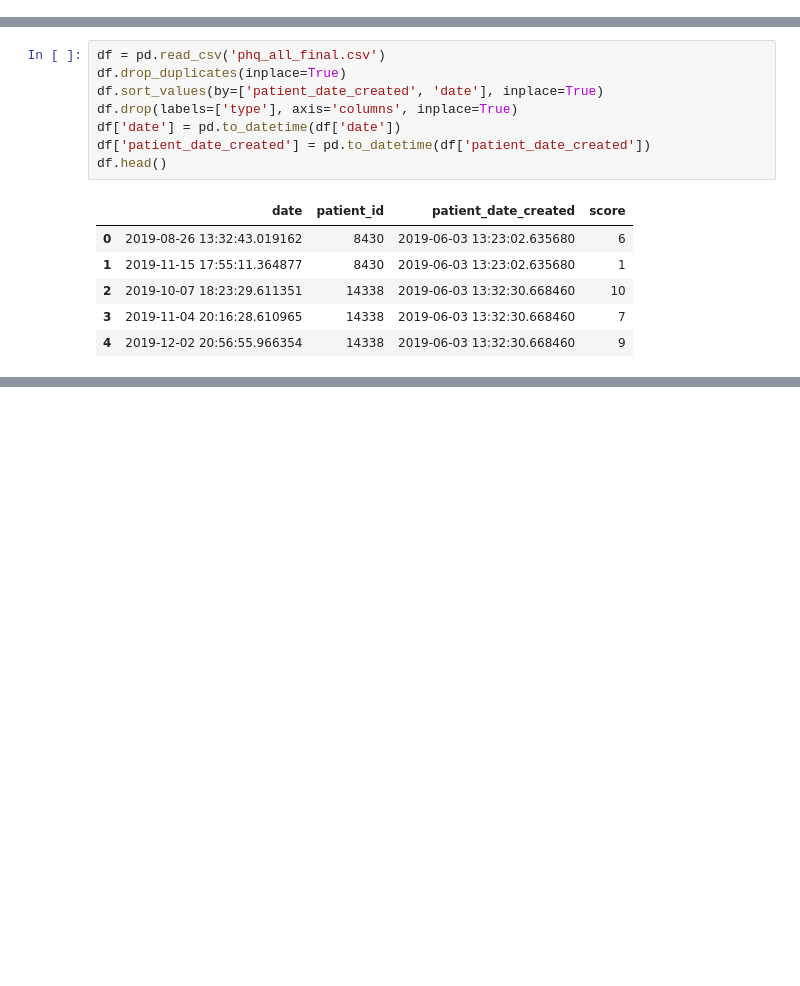
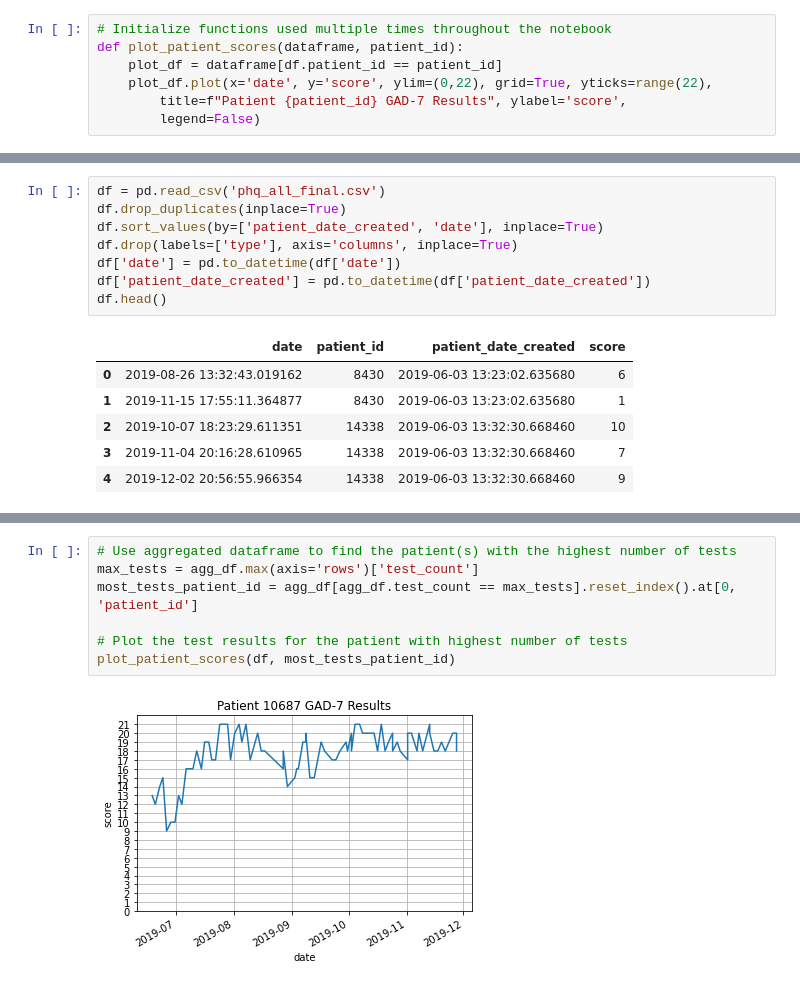
Before and after one commit to msprijatelj/NF-Take-Home, a Jupyter notebook: Part_1/problem_1_notebook.ipynb, the cells around one changed output, grey strips where cells are left out. Drawn from its saved outputs; the diff is of its cells as text; blank space fills up the shorter version.

Commit message:
add plain text explanations to Notebook, basic plotting

```diff
--- a/Part_1/problem_1_notebook.ipynb
+++ b/Part_1/problem_1_notebook.ipynb
@@ -4 +3,8 @@ import matplotlib as plt
 import pandas as pd
+# %%
+# Initialize functions used multiple times throughout the notebook
+def plot_patient_scores(dataframe, patient_id):
+    plot_df = dataframe[df.patient_id == patient_id]
+    plot_df.plot(x='date', y='score', ylim=(0,22), grid=True, yticks=range(22),
+        title=f"Patient {patient_id} GAD-7 Results", ylabel='score',
+        legend=False)
@@ -44,0 +54,9 @@ grouped.agg(
+# %%
+# Use aggregated dataframe to find the patient(s) with the highest number of tests
+max_tests = agg_df.max(axis='rows')['test_count']
+most_tests_patient_id = agg_df[agg_df.test_count == max_tests].reset_index().at[0, 'patient_id']
+
+# Plot the test results for the patient with highest number of tests
+plot_patient_scores(df, most_tests_patient_id)
+# %% [output]
+[figure, added]
```
Also changed, not shown: parts of 8 cells of this notebook.
